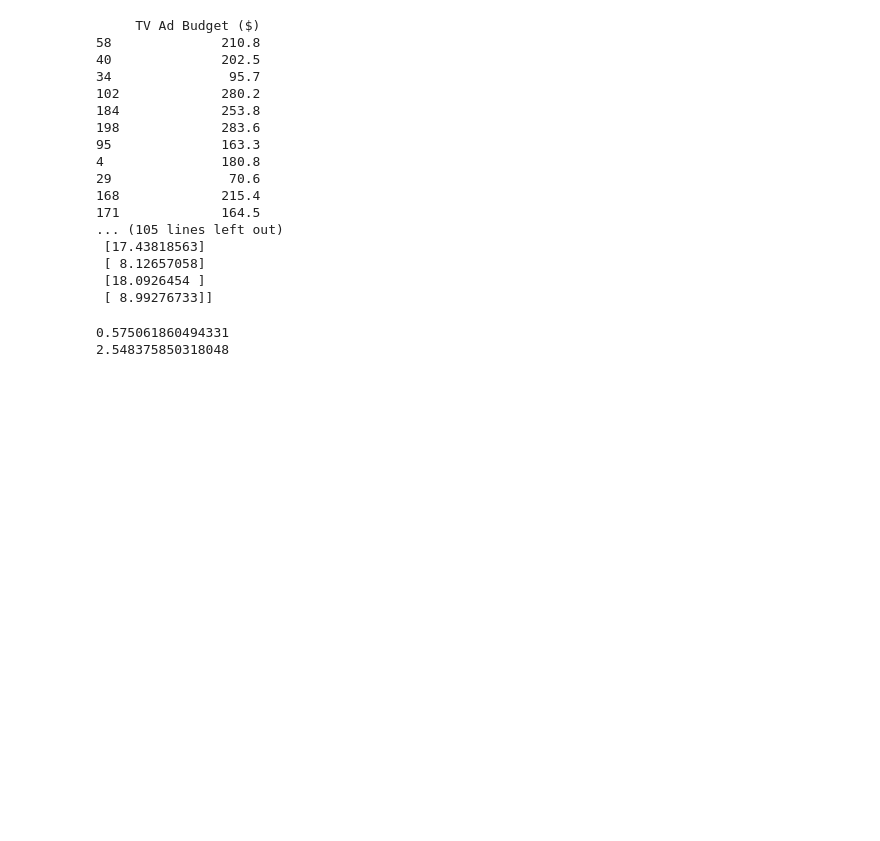
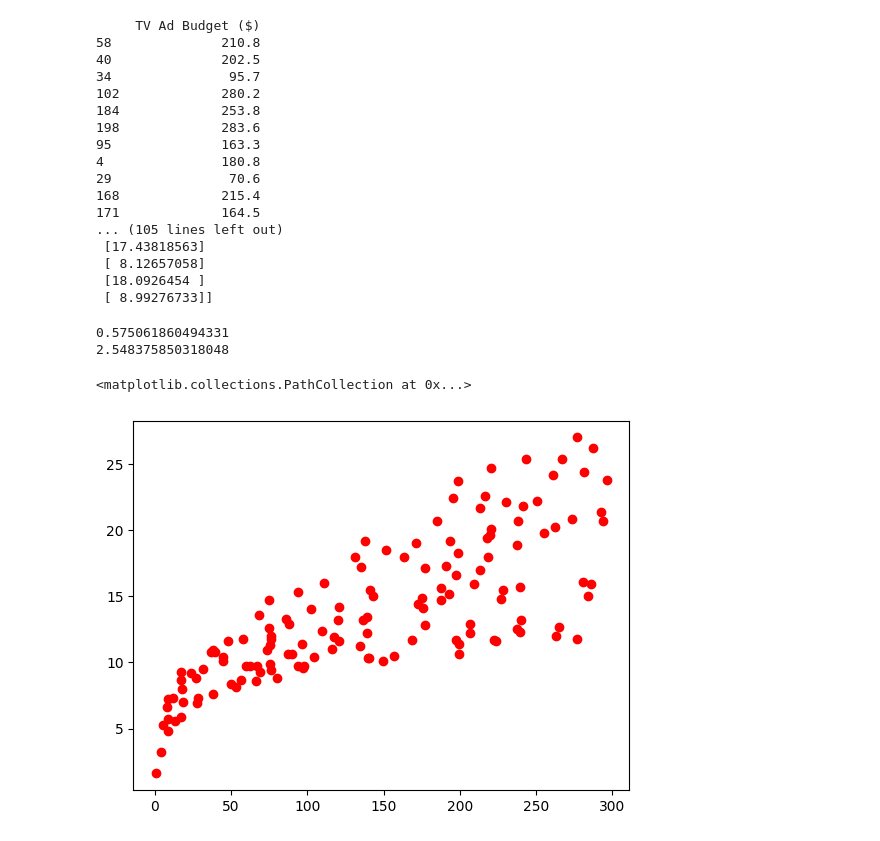
Before and after one commit to ashokaSolutions/privateSolution, a Jupyter notebook: DALastSem/first.ipynb, the cells around one changed output. Cells and saved outputs as stored; diff of their text form; code cells hidden in the pictures; blank space fills up the shorter version.

Commit message:
graph shown

```diff
--- a/DALastSem/first.ipynb
+++ b/DALastSem/first.ipynb
@@ -123,3 +123,8 @@ print(mean_absolute_error(y_test,y_pred))
 # %% [output]
 0.575061860494331
 2.548375850318048
+# %%
+plt.scatter(x_train,y_train,color="red")
+# %% [output]
+<matplotlib.collections.PathCollection at 0x...>
+[figure, added]
```
